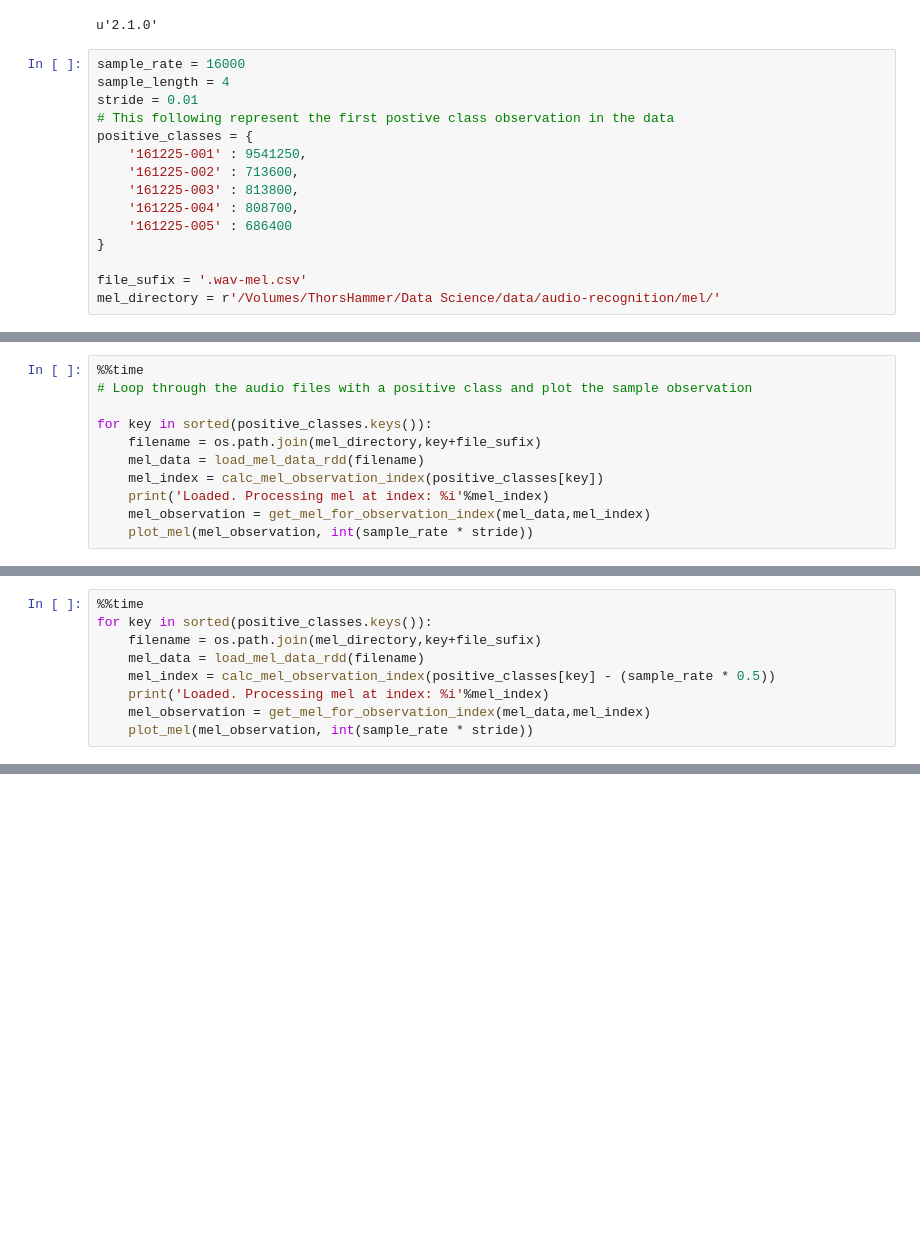
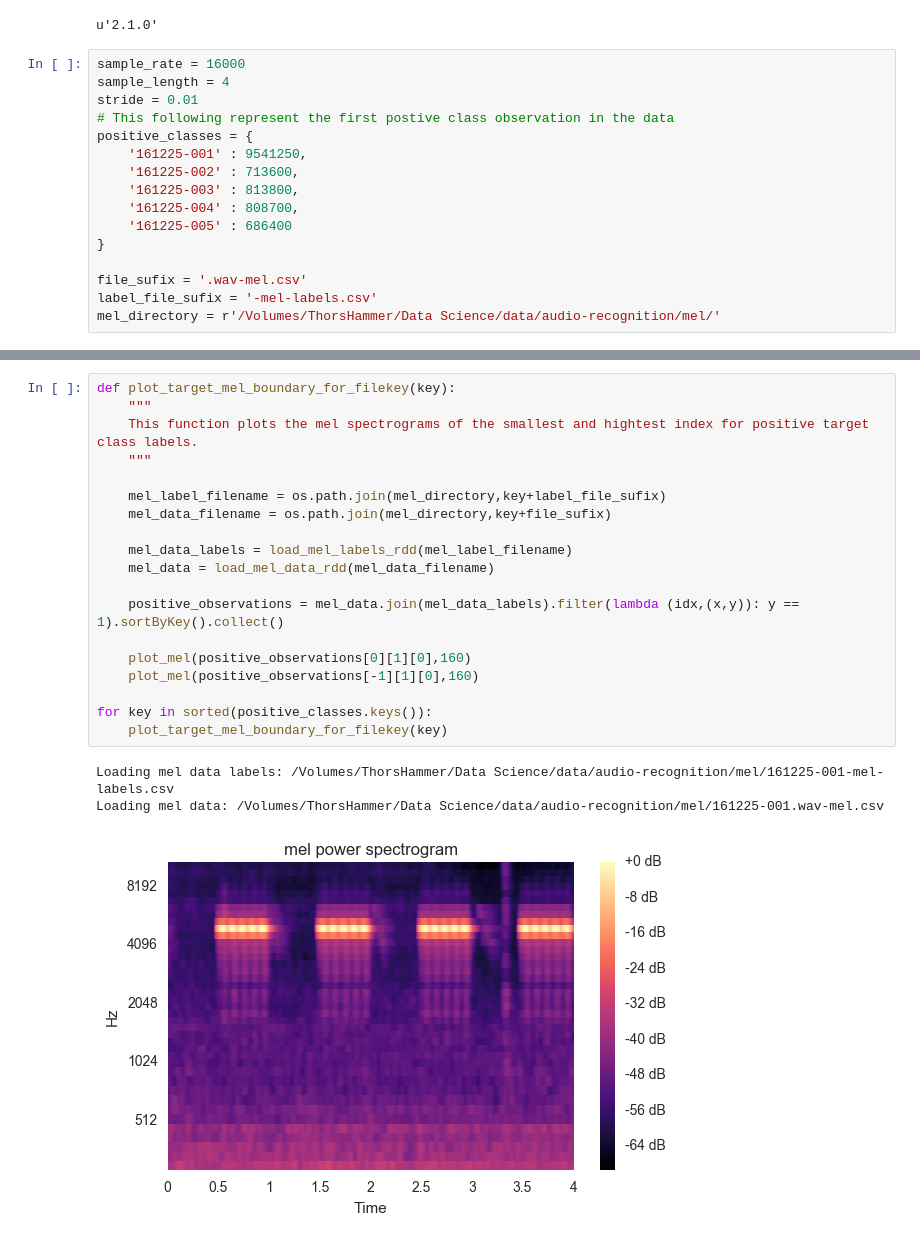
Before and after one commit to ReeceRobinson/datascience, a Jupyter notebook: notebooks/Keyword Spotting/4 - Spark Exploratory Notebook.ipynb, the cells around one changed output, grey strips where cells are left out. Drawn from its saved outputs; the diff is of its cells as text; blank space fills up the shorter version.

```diff
--- a/notebooks/Keyword Spotting/4 - Spark Exploratory Notebook.ipynb
+++ b/notebooks/Keyword Spotting/4 - Spark Exploratory Notebook.ipynb
@@ -28,6 +28,7 @@ positive_classes = {
 }
 
 file_sufix = '.wav-mel.csv'
+label_file_sufix = '-mel-labels.csv'
 mel_directory = r'/Volumes/ThorsHammer/Data Science/data/audio-recognition/mel/'
 # %%
 %matplotlib inline
@@ -117,11 +101,0 @@ The first set of plots show the target at one extream of the target class observ
-# %%
-%%time
-# Loop through the audio files with a positive class and plot the sample observation
-
-for key in sorted(positive_classes.keys()):
-    filename = os.path.join(mel_directory,key+file_sufix)
-    mel_data = load_mel_data_rdd(filename)
-    mel_index = calc_mel_observation_index(positive_classes[key])
-    print('Loaded. Processing mel at index: %i'%mel_index)
-    mel_observation = get_mel_for_observation_index(mel_data,mel_index)
-    plot_mel(mel_observation, int(sample_rate * stride))
@@ -148,9 +101,0 @@ This next set of plots show the target at the other extream of the observation t
-# %%
-%%time
-for key in sorted(positive_classes.keys()):
-    filename = os.path.join(mel_directory,key+file_sufix)
-    mel_data = load_mel_data_rdd(filename)
-    mel_index = calc_mel_observation_index(positive_classes[key] - (sample_rate * 0.5))
-    print('Loaded. Processing mel at index: %i'%mel_index)
-    mel_observation = get_mel_for_observation_index(mel_data,mel_index)
-    plot_mel(mel_observation, int(sample_rate * stride))
@@ -174,0 +102,23 @@ Wall time: 11min 35s
+# %%
+def plot_target_mel_boundary_for_filekey(key):
+    """
+    This function plots the mel spectrograms of the smallest and hightest index for positive target class labels.
+    """
+
+    mel_label_filename = os.path.join(mel_directory,key+label_file_sufix)
+    mel_data_filename = os.path.join(mel_directory,key+file_sufix)
+
+    mel_data_labels = load_mel_labels_rdd(mel_label_filename)
+    mel_data = load_mel_data_rdd(mel_data_filename)
+
+    positive_observations = mel_data.join(mel_data_labels).filter(lambda (idx,(x,y)): y == 1).sortByKey().collect()
+
+    plot_mel(positive_observations[0][1][0],160)
+    plot_mel(positive_observations[-1][1][0],160)
+
+for key in sorted(positive_classes.keys()):
+    plot_target_mel_boundary_for_filekey(key)
+# %% [output]
+Loading mel data labels: /Volumes/ThorsHammer/Data Science/data/audio-recognition/mel/161225-001-mel-labels.csv
+Loading mel data: /Volumes/ThorsHammer/Data Science/data/audio-recognition/mel/161225-001.wav-mel.csv
+[figure, added]
```
Also changed, not shown: parts of 11 cells of this notebook, 1 other file.
